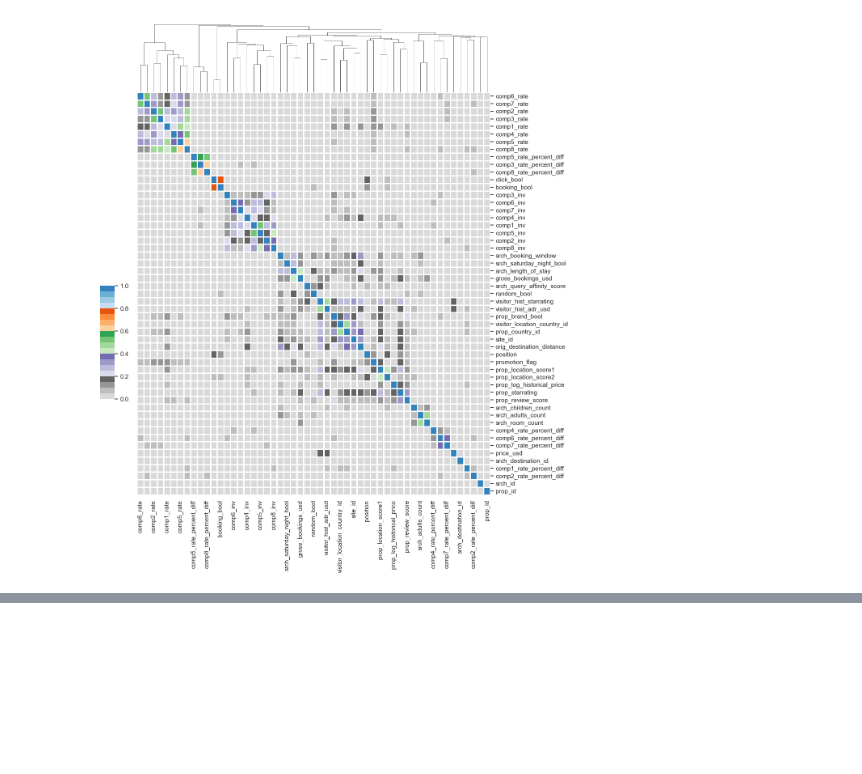
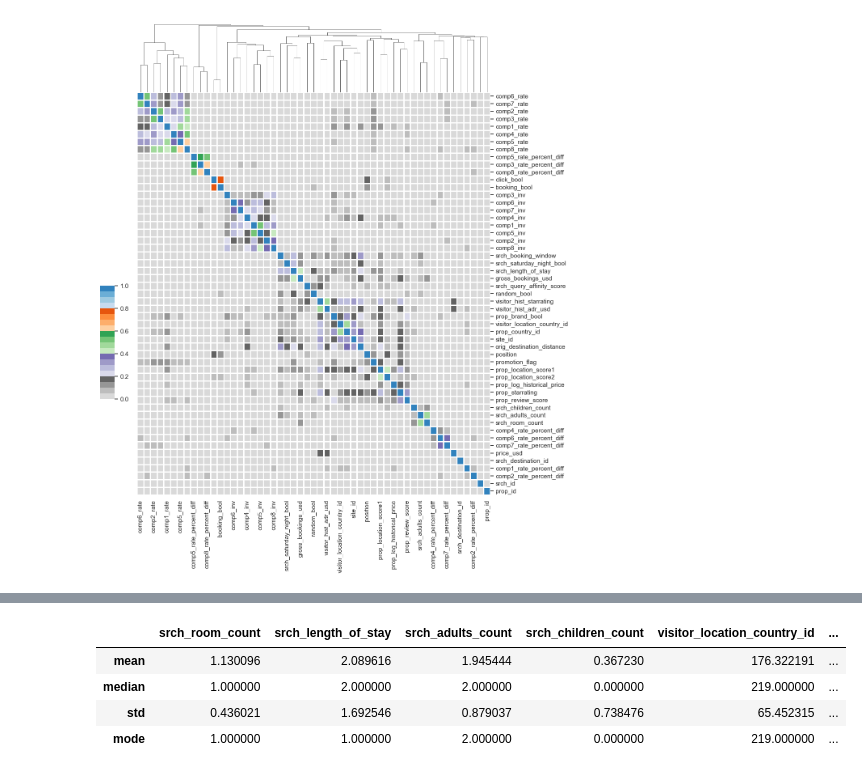
Before and after one commit to PaulHosek/DataMining, a Jupyter notebook: paul_explore.ipynb, the cells around one changed output, grey strips where cells are left out. Saved outputs shown, nothing was run; the diff lists cells and outputs as text; code cells hidden in the pictures; blank space fills up the shorter version.

```diff
--- a/paul_explore.ipynb
+++ b/paul_explore.ipynb
@@ -123,0 +140,14 @@ plt.show()
+# %%
+customer_cols = ["srch_room_count","srch_length_of_stay","srch_adults_count","srch_children_count","visitor_location_country_id","srch_booking_window"]
+# %%
+df_f = df[df["booking_bool"]==1]
+aggr_df = df_f[customer_cols].compute().agg(["mean","median","std",lambda x: pd.Series.mode(x)[0]])
+aggr_df.rename(index={"<lambda>": "mode"}, inplace=True)
+# %%
+aggr_df
+# %% [output]
+|  | srch_room_count | srch_length_of_stay | srch_adults_count | srch_children_count | visitor_location_country_id | ... |
+| mean | 1.130096 | 2.089616 | 1.945444 | 0.367230 | 176.322191 | ... |
+| median | 1.000000 | 2.000000 | 2.000000 | 0.000000 | 219.000000 | ... |
+| std | 0.436021 | 1.692546 | 0.879037 | 0.738476 | 65.452315 | ... |
+| mode | 1.000000 | 1.000000 | 2.000000 | 0.000000 | 219.000000 | ... |
```
Also changed, not shown: parts of 7 cells of this notebook.
